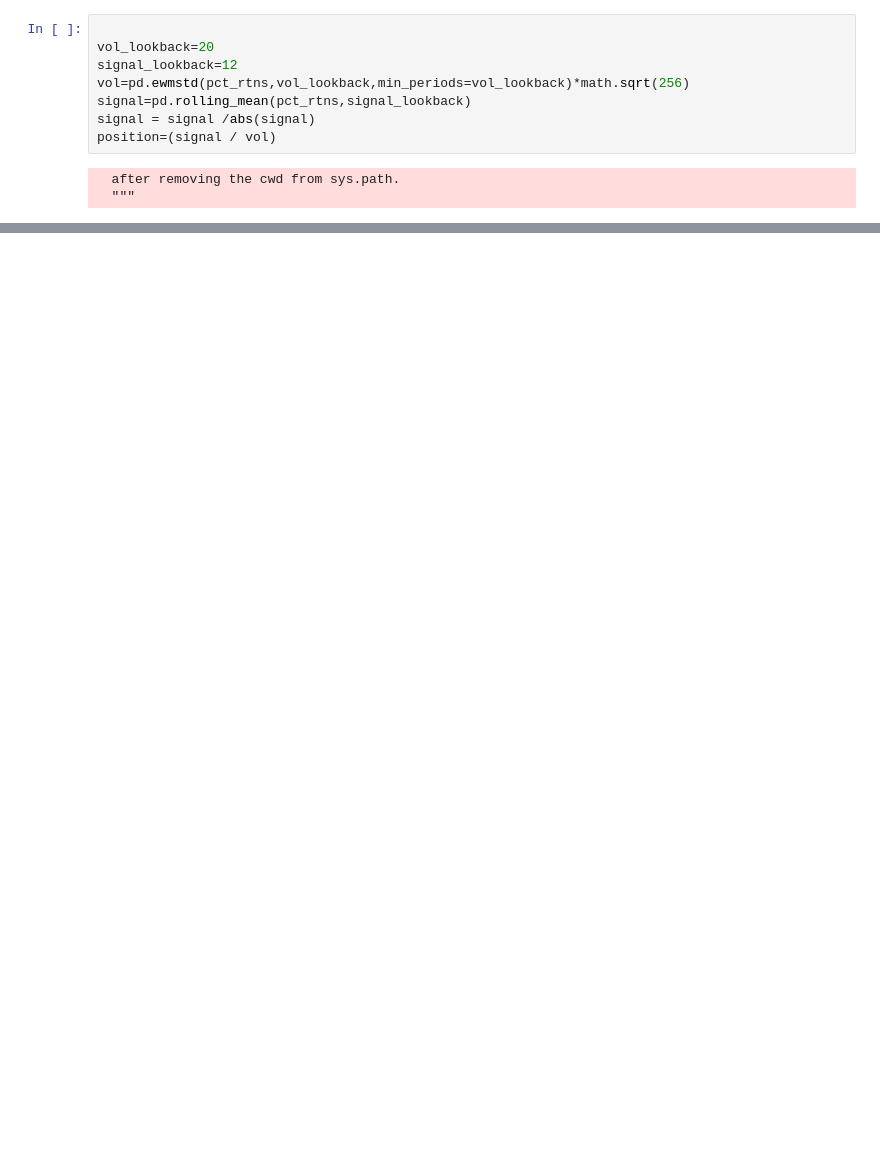
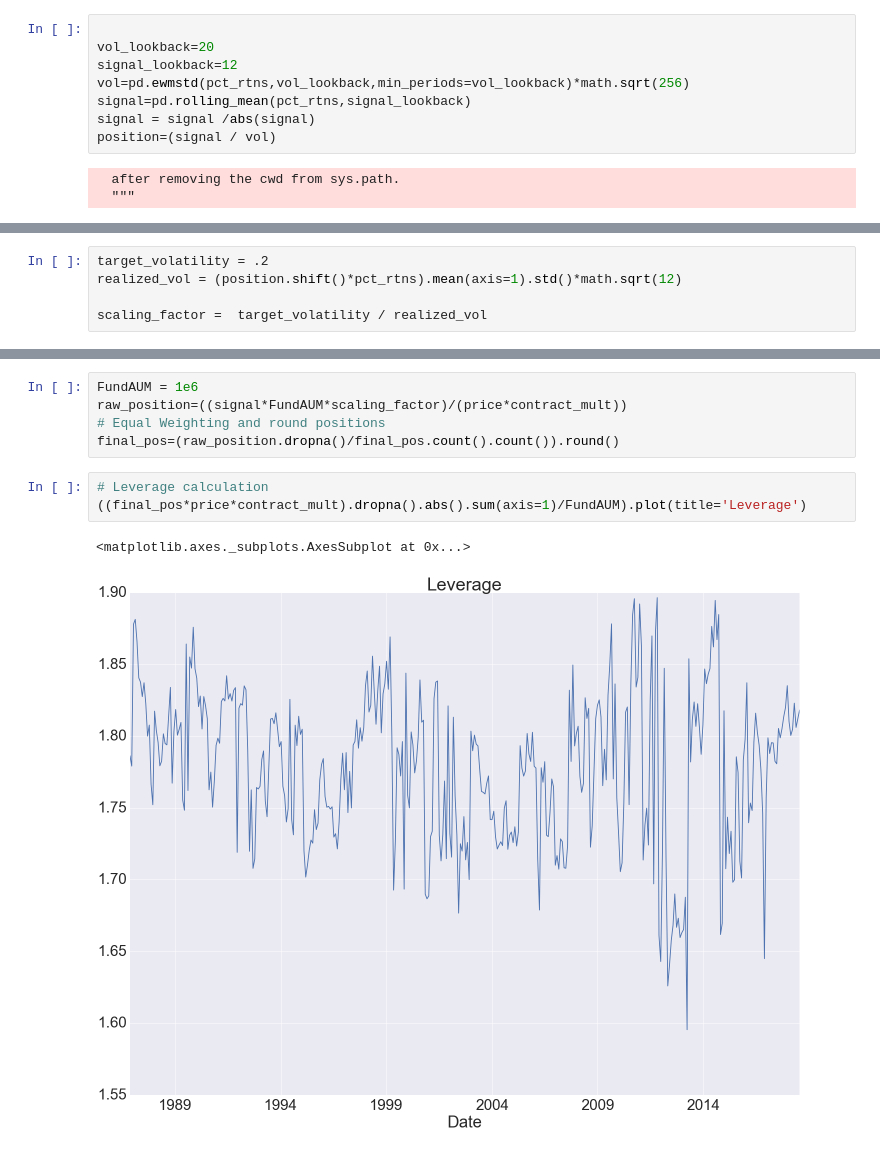
Before and after one commit to mrefermat/quant_finance, a Jupyter notebook: Signal_To_Trading.ipynb, the cells around one changed output, grey strips where cells are left out. Cells and saved outputs as stored; diff of their text form; blank space fills up the shorter version.

```diff
--- a/Signal_To_Trading.ipynb
+++ b/Signal_To_Trading.ipynb
@@ -137,0 +125,5 @@ $$ PNL_{Portfolio} = \sum_i^n \frac{1}{N}  PNL_i * ScalingFactor $$
+# %%
+target_volatility = .2
+realized_vol = (position.shift()*pct_rtns).mean(axis=1).std()*math.sqrt(12)
+
+scaling_factor =  target_volatility / realized_vol
@@ -137,0 +134,11 @@ $$ PNL_{Portfolio} = \sum_i^n \frac{1}{N}  PNL_i * ScalingFactor $$
+# %%
+FundAUM = 1e6
+raw_position=((signal*FundAUM*scaling_factor)/(price*contract_mult))
+# Equal Weighting and round positions
+final_pos=(raw_position.dropna()/final_pos.count().count()).round()
+# %%
+# Leverage calculation
+((final_pos*price*contract_mult).dropna().abs().sum(axis=1)/FundAUM).plot(title='Leverage')
+# %% [output]
+<matplotlib.axes._subplots.AxesSubplot at 0x...>
+[figure, added]
```
Also changed, not shown: parts of 13 cells of this notebook, 1 other file.
